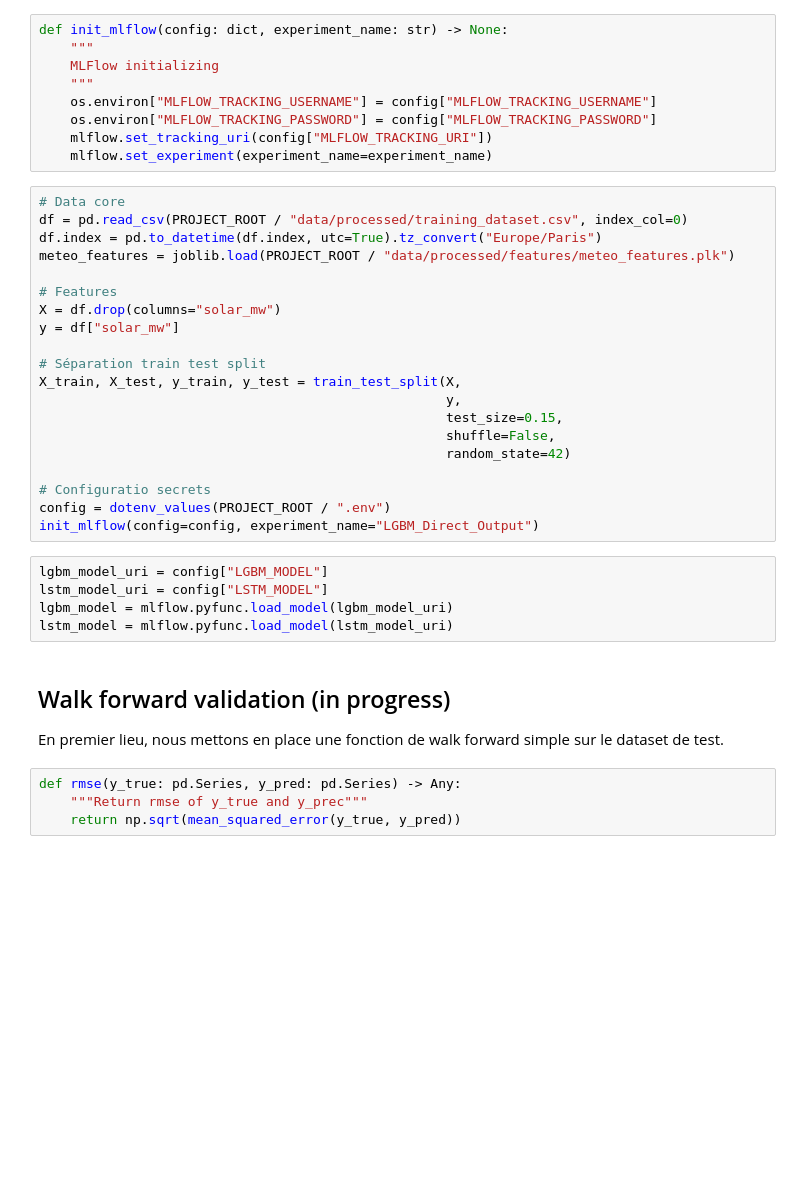
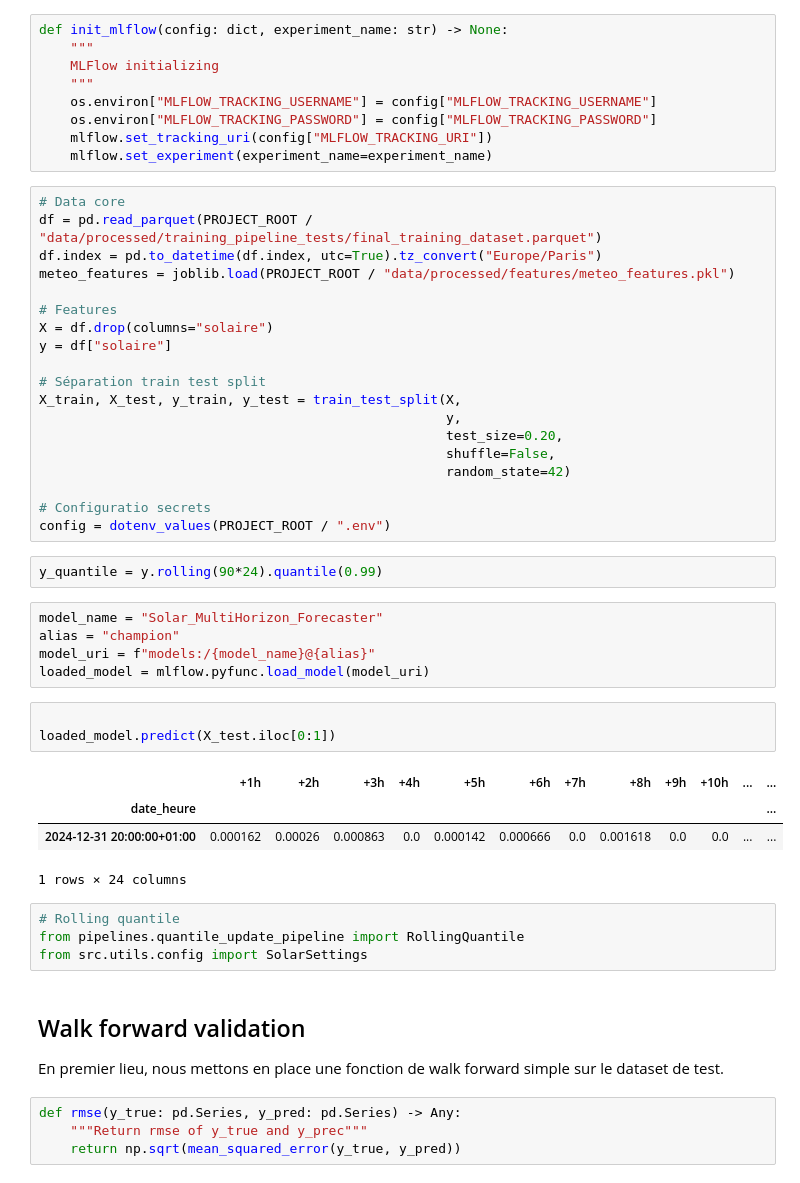
Before and after one commit to Simonsns/solar_prediction, a Jupyter notebook: notebooks/05_walk_forward_and_tracking_metrics.ipynb, the cells around one changed output. Cells and saved outputs as stored; diff of their text form; blank space fills up the shorter version.

```diff
--- a/notebooks/05_walk_forward_and_tracking_metrics.ipynb
+++ b/notebooks/05_walk_forward_and_tracking_metrics.ipynb
@@ -56,31 +55,44 @@ def init_mlflow(config: dict, experiment_name: str) -> None:
     mlflow.set_experiment(experiment_name=experiment_name)
 # %%
 # Data core
-df = pd.read_csv(PROJECT_ROOT / "data/processed/training_dataset.csv", index_col=0)
+df = pd.read_parquet(PROJECT_ROOT / "data/processed/training_pipeline_tests/final_training_dataset.parquet")
 df.index = pd.to_datetime(df.index, utc=True).tz_convert("Europe/Paris")
-meteo_features = joblib.load(PROJECT_ROOT / "data/processed/features/meteo_features.plk")
+meteo_features = joblib.load(PROJECT_ROOT / "data/processed/features/meteo_features.pkl")
 
 # Features
-X = df.drop(columns="solar_mw")
-y = df["solar_mw"]
+X = df.drop(columns="solaire")
+y = df["solaire"]
 
 # Séparation train test split
 X_train, X_test, y_train, y_test = train_test_split(X,
                                                     y,
-                                                    test_size=0.15,
+                                                    test_size=0.20,
                                                     shuffle=False,
                                                     random_state=42)
 
 # Configuratio secrets
 config = dotenv_values(PROJECT_ROOT / ".env")
-init_mlflow(config=config, experiment_name="LGBM_Direct_Output")
+# %%
+y_quantile = y.rolling(90*24).quantile(0.99)
 # %%
-lgbm_model_uri = config["LGBM_MODEL"]
-lstm_model_uri = config["LSTM_MODEL"]
-lgbm_model = mlflow.pyfunc.load_model(lgbm_model_uri)
-lstm_model = mlflow.pyfunc.load_model(lstm_model_uri)
+model_name = "Solar_MultiHorizon_Forecaster"
+alias = "champion"
+model_uri = f"models:/{model_name}@{alias}"
+loaded_model = mlflow.pyfunc.load_model(model_uri)
+# %%
+
+loaded_model.predict(X_test.iloc[0:1])
+# %% [output]
+|  | +1h | +2h | +3h | +4h | +5h | +6h | +7h | +8h | +9h | +10h | ... | ... |
+| date_heure |  |  |  |  |  |  |  |  |  |  |  | ... |
+| 2024-12-31 20:00:00+01:00 | 0.000162 | 0.00026 | 0.000863 | 0.0 | 0.000142 | 0.000666 | 0.0 | 0.001618 | 0.0 | 0.0 | ... | ... |
+1 rows × 24 columns
+# %%
+# Rolling quantile
+from pipelines.quantile_update_pipeline import RollingQuantile
+from src.utils.config import SolarSettings
 # %% [markdown]
-## Walk forward validation (in progress)
+## Walk forward validation
 
 En premier lieu, nous mettons en place une fonction de walk forward simple sur le dataset de test.
 # %%
```
Also changed, not shown: parts of 6 cells of this notebook, 6 other files.
